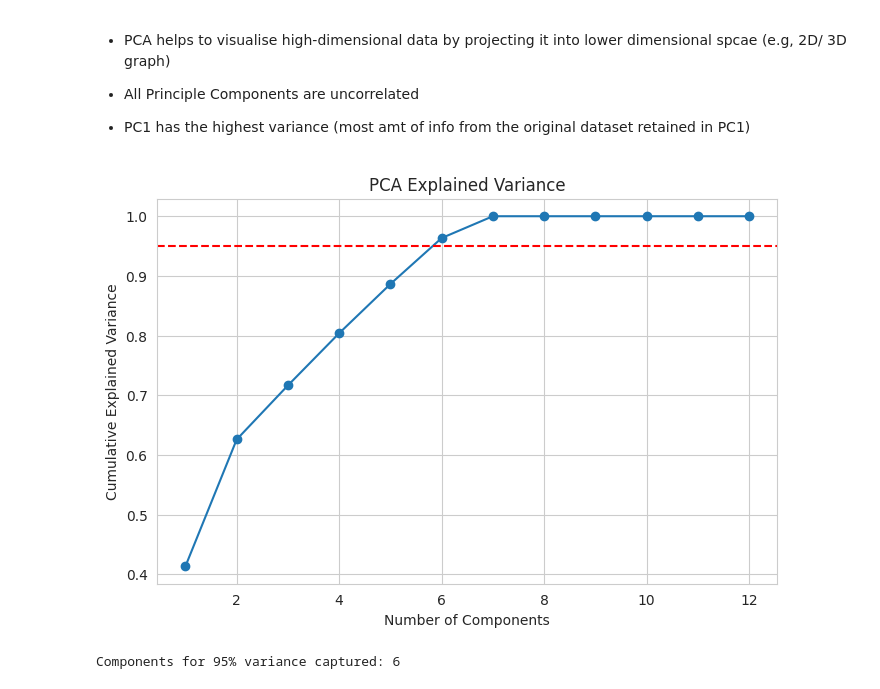
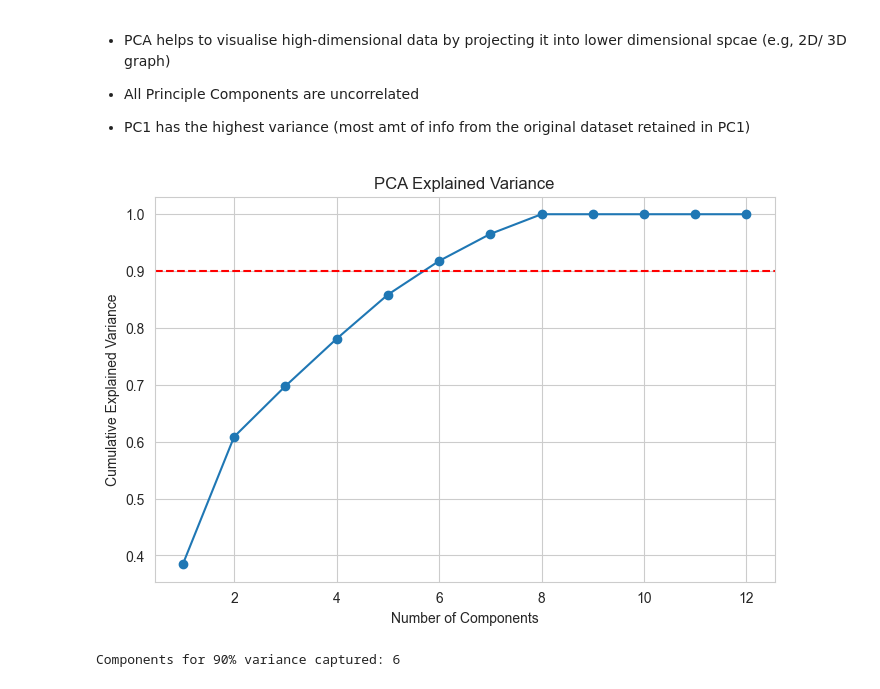
Before and after one commit to mkim123/Astral-Classification, a Jupyter notebook: Data Cleaning & EDA.ipynb, the cells around one changed output. Cells and saved outputs as stored; diff of their text form; code cells hidden in the pictures.

```diff
--- a/Data Cleaning & EDA.ipynb
+++ b/Data Cleaning & EDA.ipynb
@@ -16,8 +16,12 @@ plt.rcParams["figure.figsize"] = (8, 5)
 # %% [markdown]
 # **1. Data Cleaning**
 # %%
-df = pd.read_csv("star-galaxy-quasar.csv", sep=",", skiprows=1)
+df = pd.read_csv("../../data/star-galaxy-quasar.csv", sep=",", skiprows=1)
 display(df.head())
+print(df.shape)
+
+# Remove missing value placeholders (-9999)
+df = df[(df[["u", "g", "r", "i", "z"]] > -1000).all(axis=1)]
 # %% [output]
 |  | objid | ra | dec | u | g | r | i | z | class | redshift |
 | 0 | 1237654669735231608 | 149.142428 | -0.372420 | 19.76743 | 17.87560 | 16.90248 | 16.45606 | 16.12213 | GALAXY | 0.091934 |
@@ -207,25 +226,25 @@ The u−g feature provides additional refinement within overlapping regions, but
 # %%
 pca_full = PCA()
 pca_full.fit(df2)
 
 explained_variance = np.cumsum(pca_full.explained_variance_ratio_)
 
 plt.plot(range(1, len(explained_variance)+1), explained_variance, marker='o')
 plt.xlabel("Number of Components")
 plt.ylabel("Cumulative Explained Variance")
 plt.title("PCA Explained Variance")
-plt.axhline(y=0.95, color='r', linestyle='--')
+plt.axhline(y=0.90, color='r', linestyle='--')
 plt.show()
 
-### number of components for 95% variance captured
-n_components_95 = np.argmax(explained_variance >= 0.95) + 1
-print("Components for 95% variance captured:", n_components_95)
+### number of components for 90% variance captured
+n_components_95 = np.argmax(explained_variance >= 0.90) + 1
+print("Components for 90% variance captured:", n_components_95)
 
 # Most of the dataset's info can be retained using ~6 Principle Components,
 # indicating redundancy among current features
 # %% [output]
-[figure, old version]
+[figure, new version]
-Components for 95% variance captured: 6
+Components for 90% variance captured: 6
 # %%
 ## Reduce high-dimensionality data (12 features) to 2 dimensions
 # PC1 (most impt direction) & PC2 (second most impt)
```
Also changed, not shown: parts of 23 cells of this notebook.
